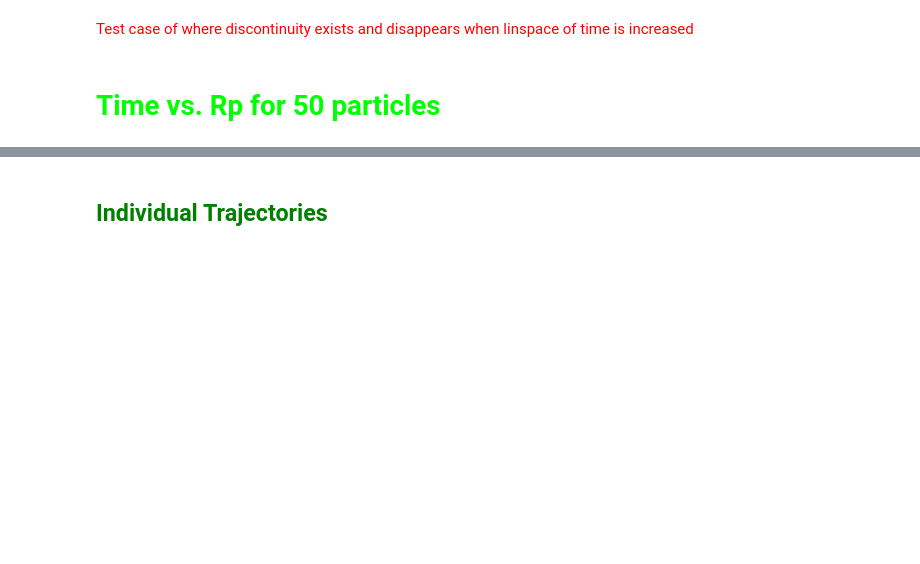
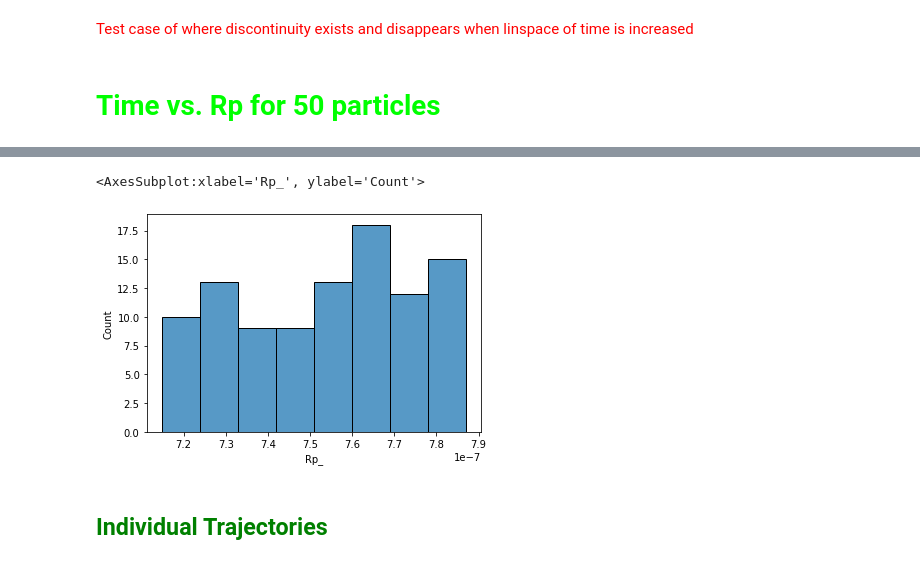
Before and after one commit to Hi-Tree/WGM_Forces, a Jupyter notebook: ode.ipynb, the cells around one changed output, grey strips where cells are left out. Saved outputs shown, nothing was run; the diff lists cells and outputs as text; code cells hidden in the pictures; blank space fills up the shorter version.

```diff
--- a/ode.ipynb
+++ b/ode.ipynb
@@ -156,3 +178,17 @@ plt.show() #
+# %%
+#10 runs of 100 solutions pick top 10 fastest in each case and make histogram
+Res = pd.DataFrame(columns=['rho','time','Rp_'])
+
+for i in range(10000):
+    F = randomized(100)
+    z = solve(F).sort_values('time')
+    top = z.head(1)
+    Res = pd.concat([top, Res],ignore_index = True)
+# %%
+sns.histplot(data=Res, x = 'Rp_')
+# %% [output]
+<AxesSubplot:xlabel='Rp_', ylabel='Count'>
+[figure, added]
 # %% [markdown]
 <h2 style="color:green">Individual Trajectories</h2>
 # %%
```
Also changed, not shown: parts of 6 cells of this notebook.
